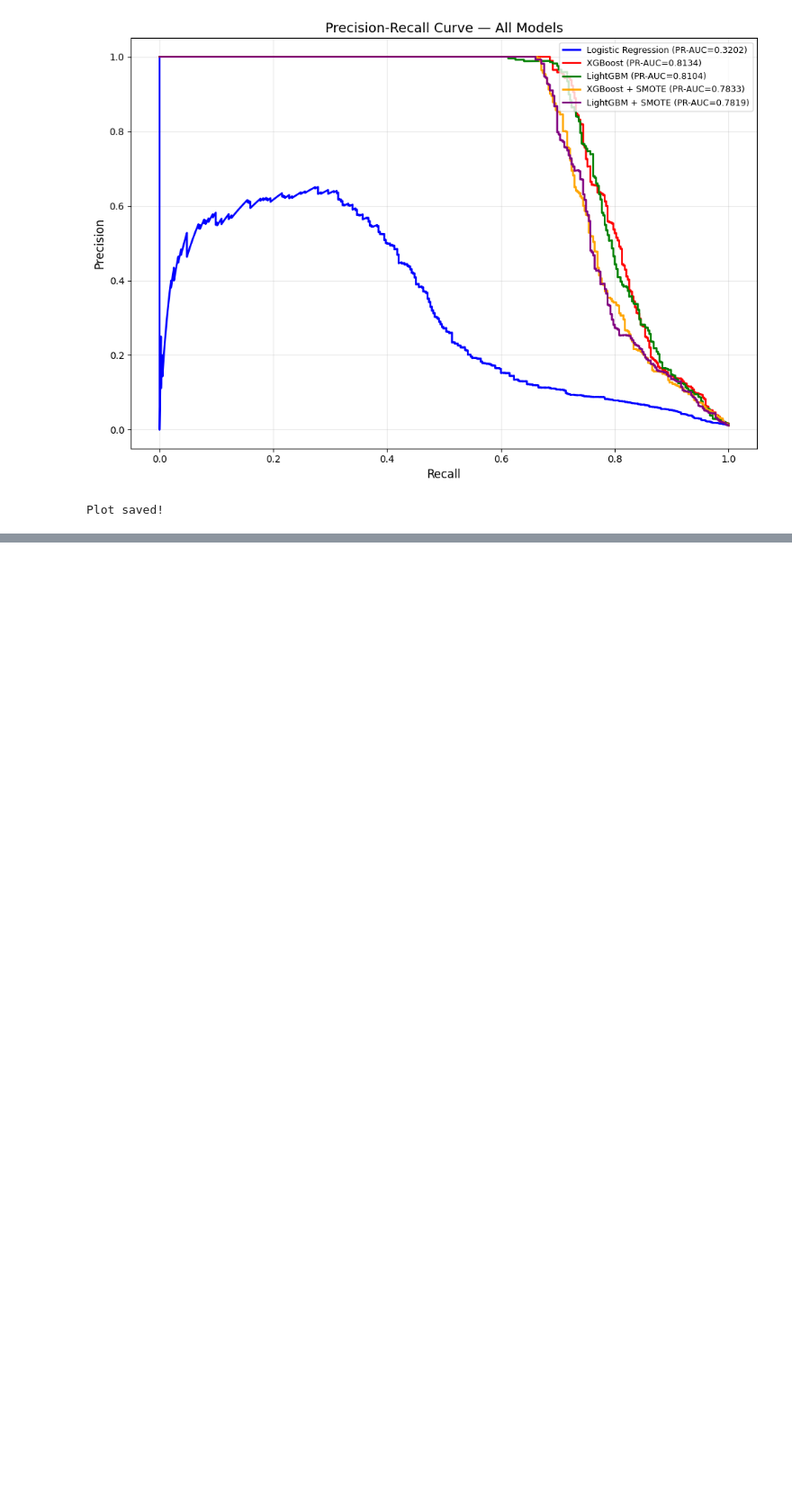
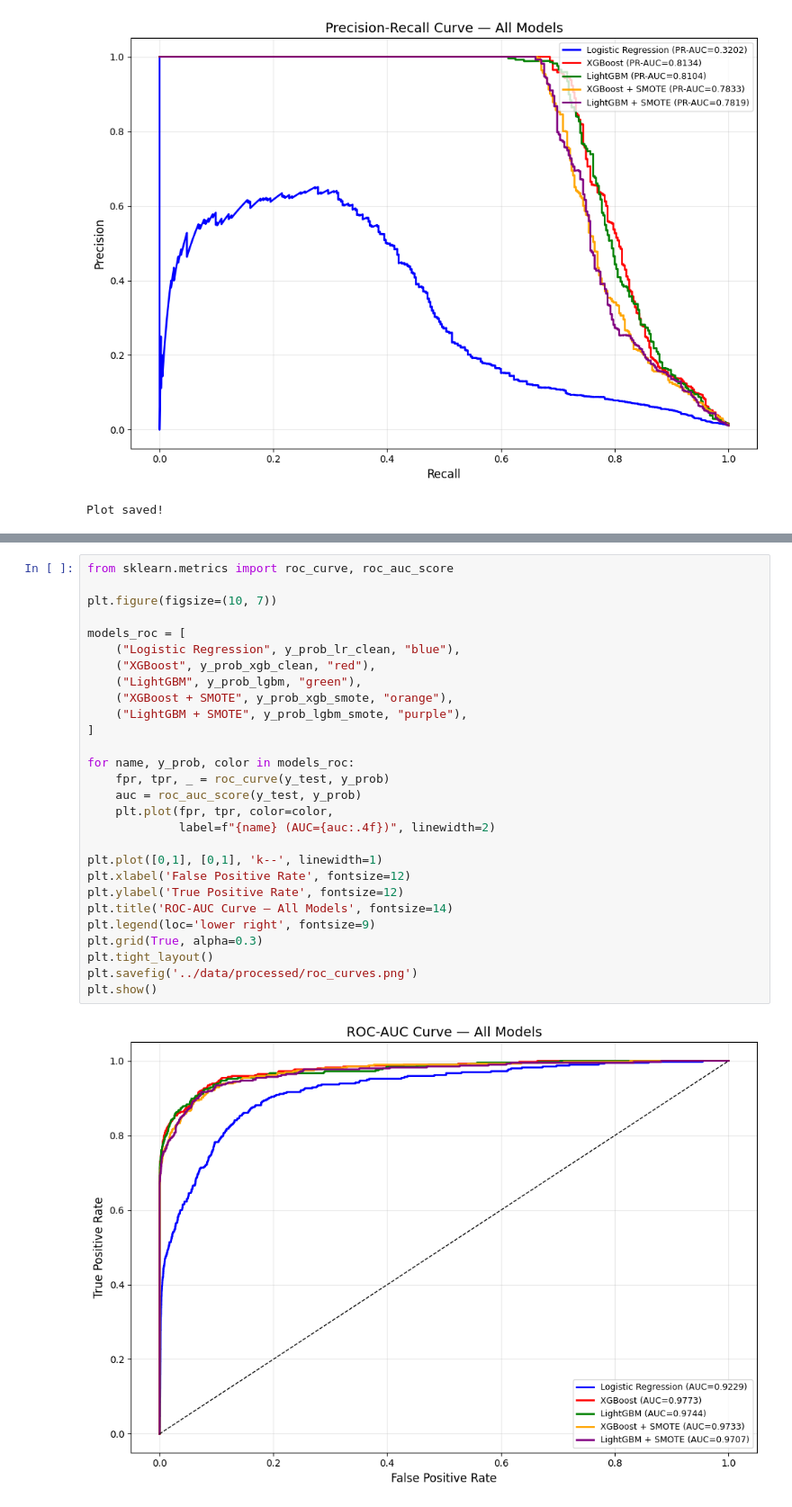
Before and after one commit to Dhayanidhi-96/ecommerce-return-prediction, a Jupyter notebook: notebooks/03_model_training.ipynb, the cells around one changed output, grey strips where cells are left out. Shown at 90% size. Drawn from its saved outputs; the diff is of its cells as text; blank space fills up the shorter version.

Commit message:
Added ROC AND AUC curve

```diff
--- a/notebooks/03_model_training.ipynb
+++ b/notebooks/03_model_training.ipynb
@@ -437,0 +465,30 @@ Plot saved!
+# %%
+from sklearn.metrics import roc_curve, roc_auc_score
+
+plt.figure(figsize=(10, 7))
+
+models_roc = [
+    ("Logistic Regression", y_prob_lr_clean, "blue"),
+    ("XGBoost", y_prob_xgb_clean, "red"),
+    ("LightGBM", y_prob_lgbm, "green"),
+    ("XGBoost + SMOTE", y_prob_xgb_smote, "orange"),
+    ("LightGBM + SMOTE", y_prob_lgbm_smote, "purple"),
+]
+
+for name, y_prob, color in models_roc:
+    fpr, tpr, _ = roc_curve(y_test, y_prob)
+    auc = roc_auc_score(y_test, y_prob)
+    plt.plot(fpr, tpr, color=color,
+             label=f"{name} (AUC={auc:.4f})", linewidth=2)
+
+plt.plot([0,1], [0,1], 'k--', linewidth=1)
+plt.xlabel('False Positive Rate', fontsize=12)
+plt.ylabel('True Positive Rate', fontsize=12)
+plt.title('ROC-AUC Curve — All Models', fontsize=14)
+plt.legend(loc='lower right', fontsize=9)
+plt.grid(True, alpha=0.3)
+plt.tight_layout()
+plt.savefig('../data/processed/roc_curves.png')
+plt.show()
+# %% [output]
+[figure, added]
```
Also changed, not shown: parts of 1 cell of this notebook.
